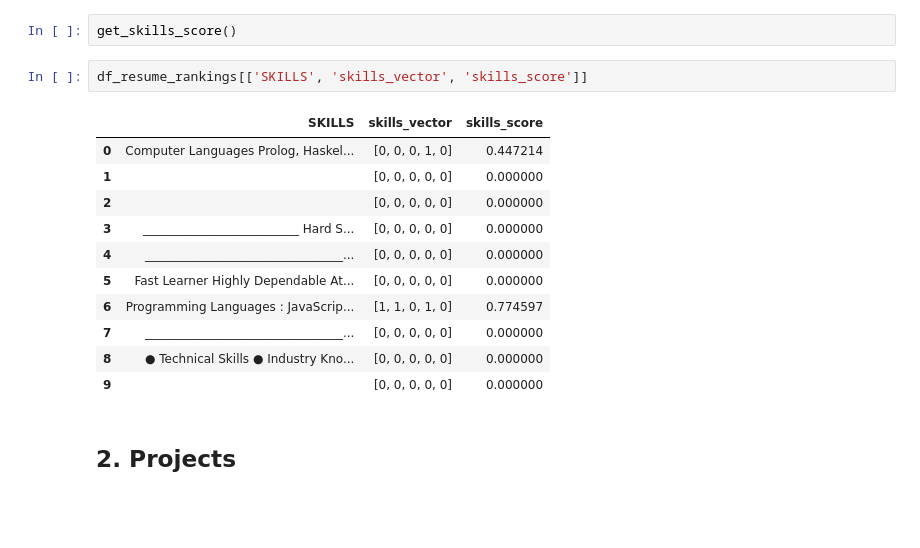
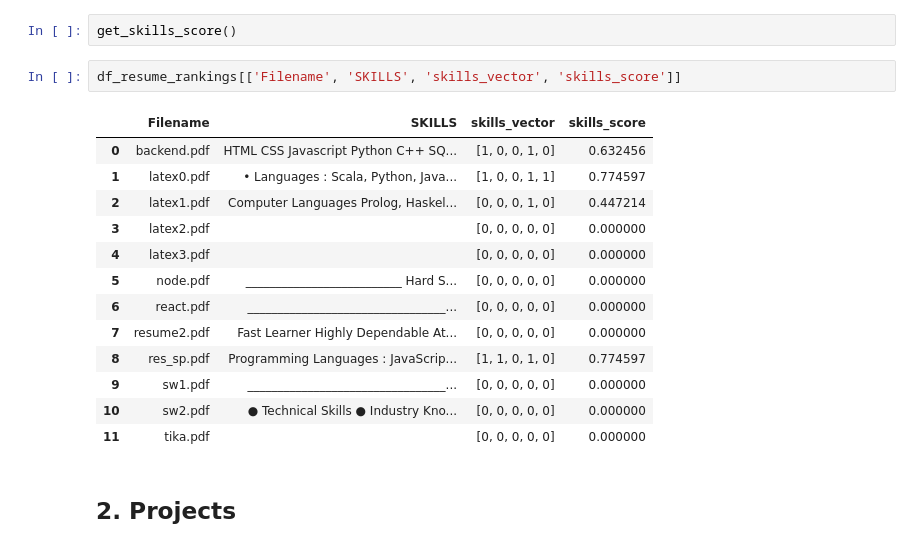
Before and after one commit to The-SP/Applicant-Ranking-System, a Jupyter notebook: Resume Parser/resume_score.ipynb, the cells around one changed output. Drawn from its saved outputs; the diff is of its cells as text; blank space fills up the shorter version.

```diff
--- a/Resume Parser/resume_score.ipynb
+++ b/Resume Parser/resume_score.ipynb
@@ -204,19 +214,21 @@ def get_skills_score():
 # %%
 get_skills_score()
 # %%
-df_resume_rankings[['SKILLS', 'skills_vector', 'skills_score']]
+df_resume_rankings[['Filename', 'SKILLS', 'skills_vector', 'skills_score']]
 # %% [output]
-|  | SKILLS | skills_vector | skills_score |
-| 0 | Computer Languages Prolog, Haskel... | [0, 0, 0, 1, 0] | 0.447214 |
-| 1 |  | [0, 0, 0, 0, 0] | 0.000000 |
-| 2 |  | [0, 0, 0, 0, 0] | 0.000000 |
-| 3 | __________________________ Hard S... | [0, 0, 0, 0, 0] | 0.000000 |
-| 4 | _________________________________... | [0, 0, 0, 0, 0] | 0.000000 |
-| 5 | Fast Learner Highly Dependable At... | [0, 0, 0, 0, 0] | 0.000000 |
-| 6 | Programming Languages : JavaScrip... | [1, 1, 0, 1, 0] | 0.774597 |
-| 7 | _________________________________... | [0, 0, 0, 0, 0] | 0.000000 |
-| 8 | ● Technical Skills ● Industry Kno... | [0, 0, 0, 0, 0] | 0.000000 |
-| 9 |  | [0, 0, 0, 0, 0] | 0.000000 |
+|  | Filename | SKILLS | skills_vector | skills_score |
+| 0 | backend.pdf | HTML CSS Javascript Python C++ SQ... | [1, 0, 0, 1, 0] | 0.632456 |
+| 1 | latex0.pdf | • Languages : Scala, Python, Java... | [1, 0, 0, 1, 1] | 0.774597 |
+| 2 | latex1.pdf | Computer Languages Prolog, Haskel... | [0, 0, 0, 1, 0] | 0.447214 |
+| 3 | latex2.pdf |  | [0, 0, 0, 0, 0] | 0.000000 |
+| 4 | latex3.pdf |  | [0, 0, 0, 0, 0] | 0.000000 |
+| 5 | node.pdf | __________________________ Hard S... | [0, 0, 0, 0, 0] | 0.000000 |
+| 6 | react.pdf | _________________________________... | [0, 0, 0, 0, 0] | 0.000000 |
+| 7 | resume2.pdf | Fast Learner Highly Dependable At... | [0, 0, 0, 0, 0] | 0.000000 |
+| 8 | res_sp.pdf | Programming Languages : JavaScrip... | [1, 1, 0, 1, 0] | 0.774597 |
+| 9 | sw1.pdf | _________________________________... | [0, 0, 0, 0, 0] | 0.000000 |
+| 10 | sw2.pdf | ● Technical Skills ● Industry Kno... | [0, 0, 0, 0, 0] | 0.000000 |
+| 11 | tika.pdf |  | [0, 0, 0, 0, 0] | 0.000000 |
 # %% [markdown]
 ## 2. Projects
 # %% [markdown]
```
Also changed, not shown: parts of 19 cells of this notebook, 3 other files.
